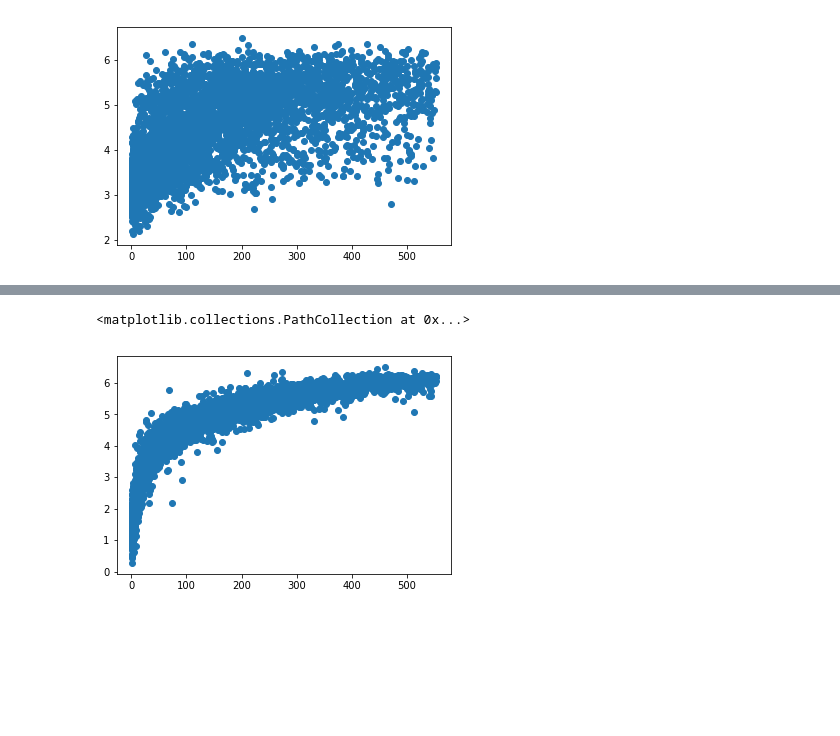
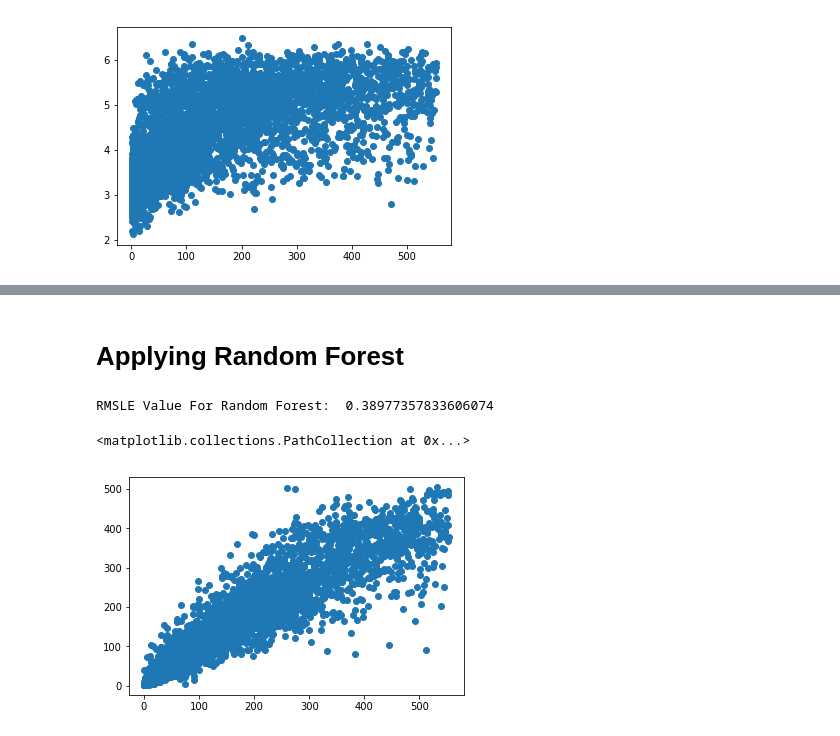
Before and after one commit to afrazahmad21/BikeSharingDemands, a Jupyter notebook: milestone1.ipynb, the cells around one changed output, grey strips where cells are left out. Saved outputs shown, nothing was run; the diff lists cells and outputs as text; code cells hidden in the pictures; blank space fills up the shorter version.

Commit message:
editing models section

```diff
--- a/milestone1.ipynb
+++ b/milestone1.ipynb
@@ -746,5 +748,5 @@ from sklearn.ensemble import BaggingRegressor, RandomForestRegressor, GradientBo
 # %%
-model = BaggingRegressor(LinearRegression(), n_estimators=150)
+model = BaggingRegressor(LinearRegression(), n_estimators=4000)
 model.fit(X_train, np.log1p(y_train))
 predictions = model.predict(X_test)
 # %%
@@ -753,0 +763,5 @@ print ("RMSLE Value: ",rmsle(y_test,np.exp(predictions)))
+# %%
+model = GradientBoostingRegressor(n_estimators=4000)
+model.fit(X_train, np.log1p(y_train))
+predictions1 = model.predict(X_test)
+print ("RMSLE Value: ",rmsle(y_test,np.exp(predictions1)))
@@ -768,5 +817,15 @@ print ("RMSLE Value: ",rmsle(y_test,np.exp(predictions)))
+# %% [markdown]
+# Applying Random Forest
+# %%
+from sklearn.ensemble import RandomForestRegressor
+rfModel = RandomForestRegressor(n_estimators=4000)
+rfModel.fit(X = X_train,y = np.log1p(y_train))
+preds = rfModel.predict(X= X_test)
+print ("RMSLE Value For Random Forest: ",rmsle(y_test,np.exp(preds)))
+# %% [output]
+RMSLE Value For Random Forest:  0.38977357833606074
 # %%
-plt.scatter(y_test,predictions)
+plt.scatter(y_test,np.exp(preds))
 # %% [output]
 <matplotlib.collections.PathCollection at 0x...>
-[figure, old version]
+[figure, new version]
```
Also changed, not shown: parts of 31 cells of this notebook.
